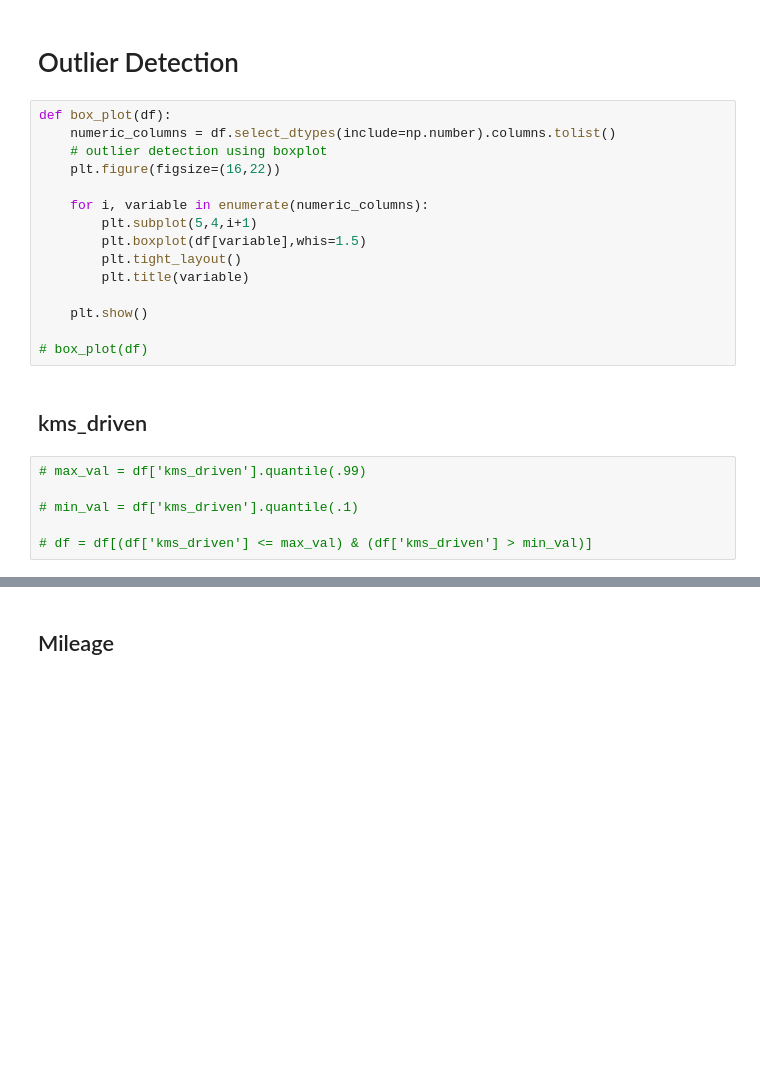
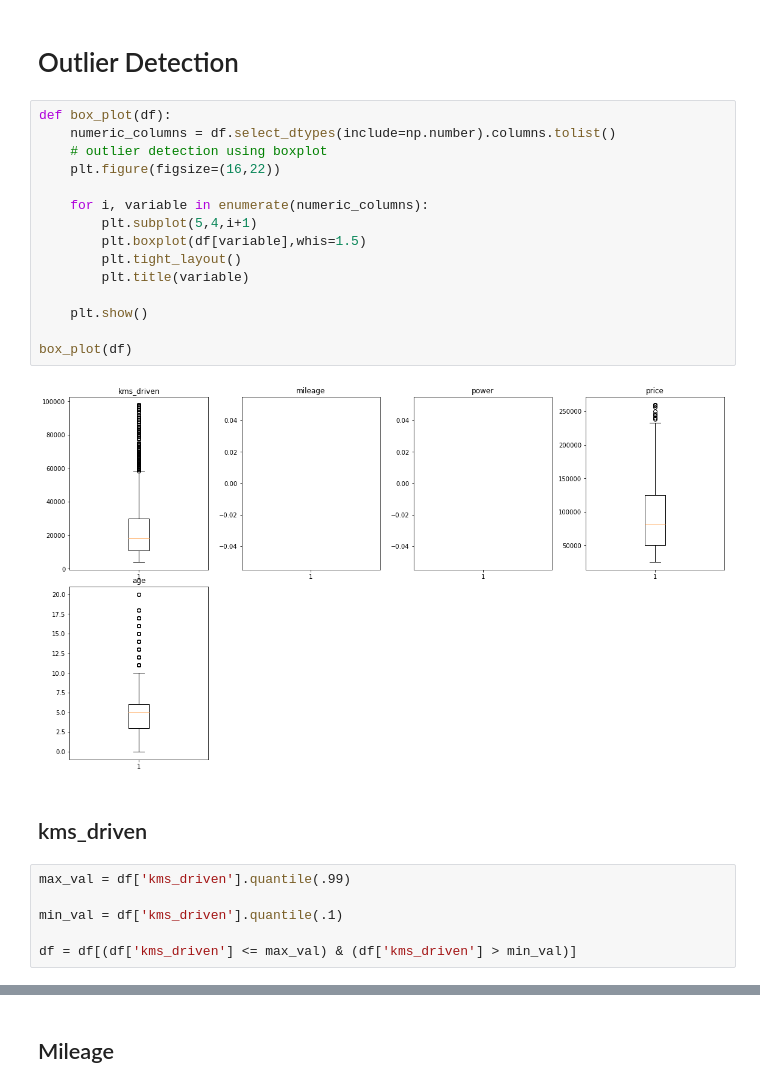
Before and after one commit to ropali/used_bike_price_prediction, a Jupyter notebook: notebooks/03-feature-eng.ipynb, the cells around one changed output, grey strips where cells are left out. Saved outputs shown, nothing was run; the diff lists cells and outputs as text; blank space fills up the shorter version.

```diff
--- a/notebooks/03-feature-eng.ipynb
+++ b/notebooks/03-feature-eng.ipynb
@@ -203,26 +203,28 @@ df.sample(4)
 # %%
 def box_plot(df):
     numeric_columns = df.select_dtypes(include=np.number).columns.tolist()
     # outlier detection using boxplot
     plt.figure(figsize=(16,22))
 
     for i, variable in enumerate(numeric_columns):
         plt.subplot(5,4,i+1)
         plt.boxplot(df[variable],whis=1.5)
         plt.tight_layout()
         plt.title(variable)
 
     plt.show()
 
-# box_plot(df)
+box_plot(df)
+# %% [output]
+[figure, added]
 # %% [markdown]
 ## kms_driven
 # %%
-# max_val = df['kms_driven'].quantile(.99)
+max_val = df['kms_driven'].quantile(.99)
 
-# min_val = df['kms_driven'].quantile(.1)
+min_val = df['kms_driven'].quantile(.1)
 
-# df = df[(df['kms_driven'] <= max_val) & (df['kms_driven'] > min_val)]
+df = df[(df['kms_driven'] <= max_val) & (df['kms_driven'] > min_val)]
 # %%
 df.shape
 # %% [output]
```
Also changed, not shown: parts of 17 cells of this notebook, 5 other files.
